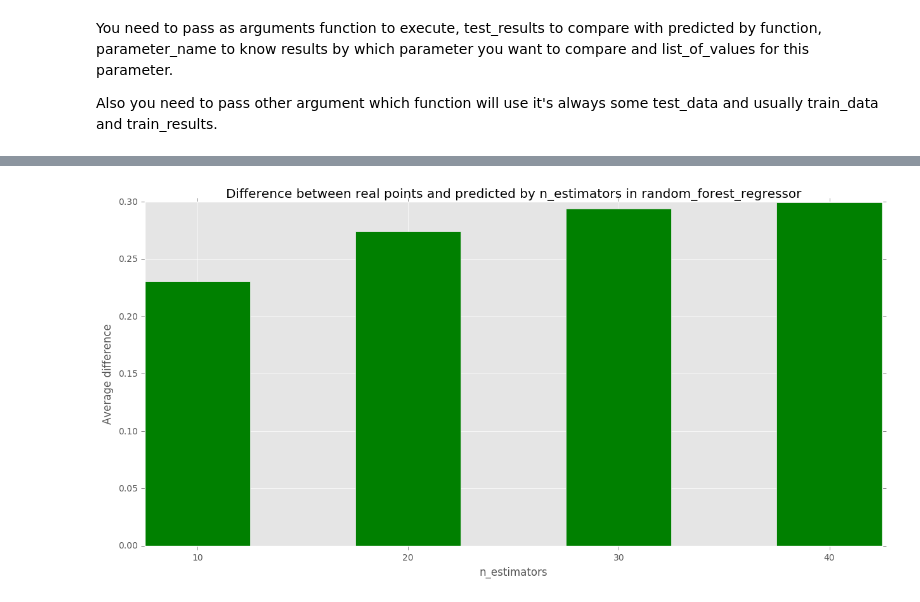
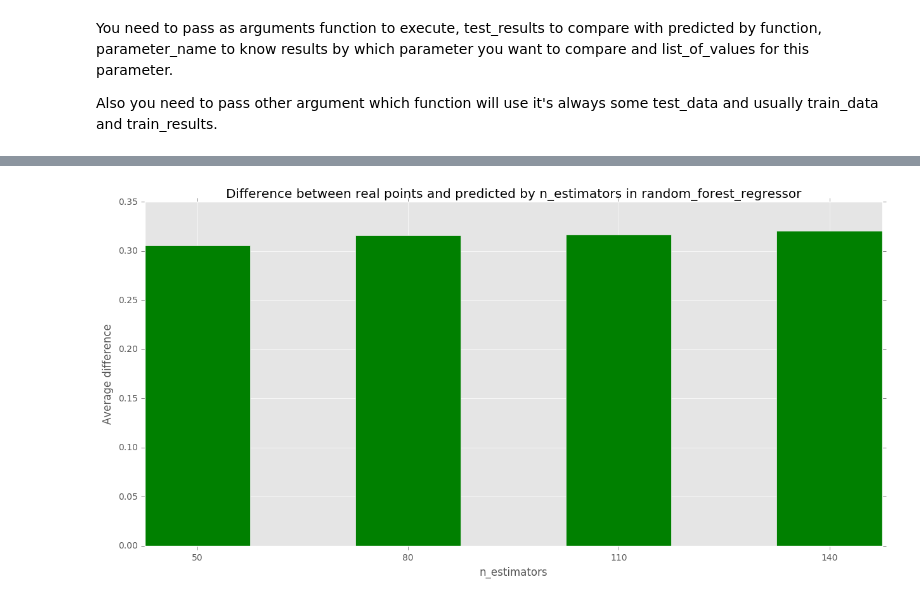
Before and after one commit to avgaydashenko/cuddly-robot, a Jupyter notebook: framework.ipynb, the cells around one changed output, grey strips where cells are left out. Drawn from its saved outputs; the diff is of its cells as text; code cells hidden in the pictures.

```diff
--- a/framework.ipynb
+++ b/framework.ipynb
@@ -201,6 +201,6 @@ def random_forest_regressor(n_estimators, train_data, train_results, test_data):
     return from_model(est.predict(to_model_with_features(test_data)))
 # %%
 compare_results(function=random_forest_regressor, test_results=test_results, parameter_name="n_estimators",
-                list_of_values=range(10, 50, 10), train_data=train_data, train_results=train_results,
+                list_of_values=range(50, 150, 30), train_data=train_data, train_results=train_results,
                 test_data=test_data)
 # %% [output]
@@ -213,4 +213,4 @@ Results: [0.2305664332248315, 0.27386678570033962, 0.2941979446389783, 0.2995849
-[figure, old version]
+[figure, new version]
 # %%
 def get_most_unpredictable_pedestrians(file, pedestrian_number):
     predicted = np.load(file)
```
Also changed, not shown: parts of 1 cell of this notebook, 1 other file.
